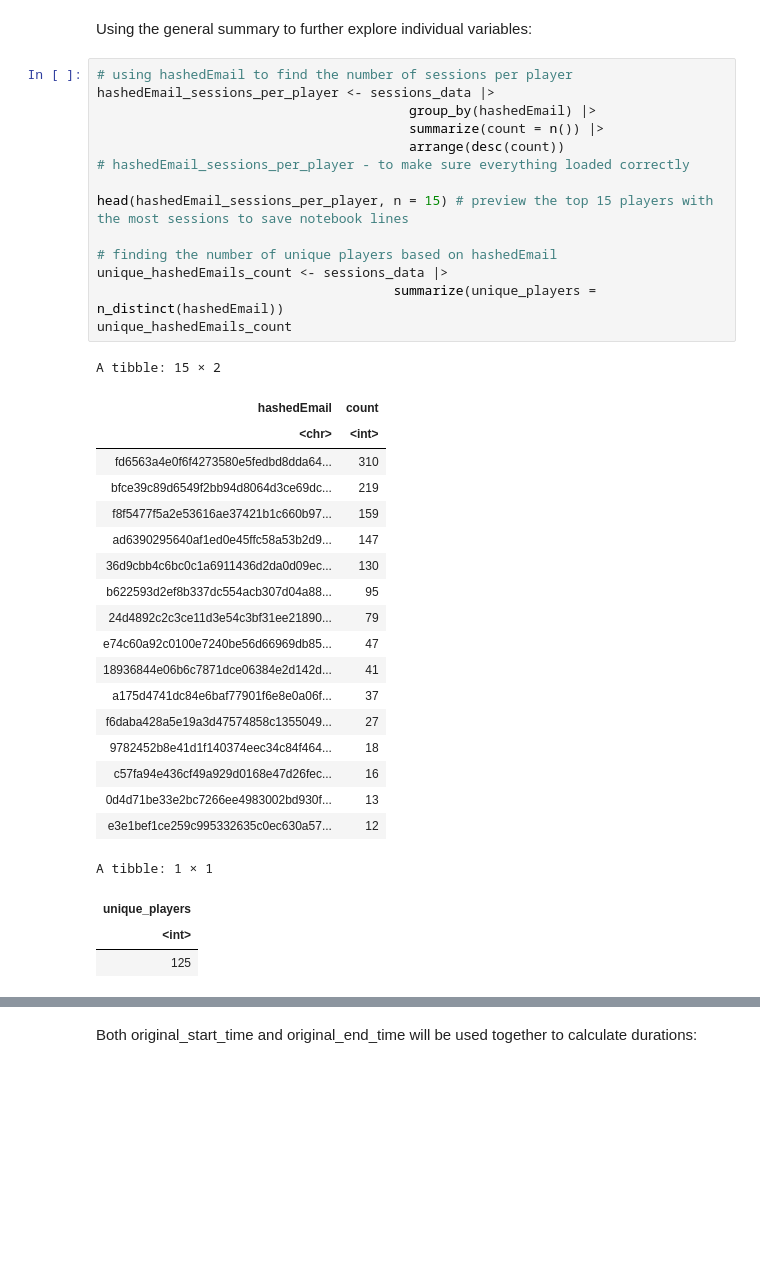
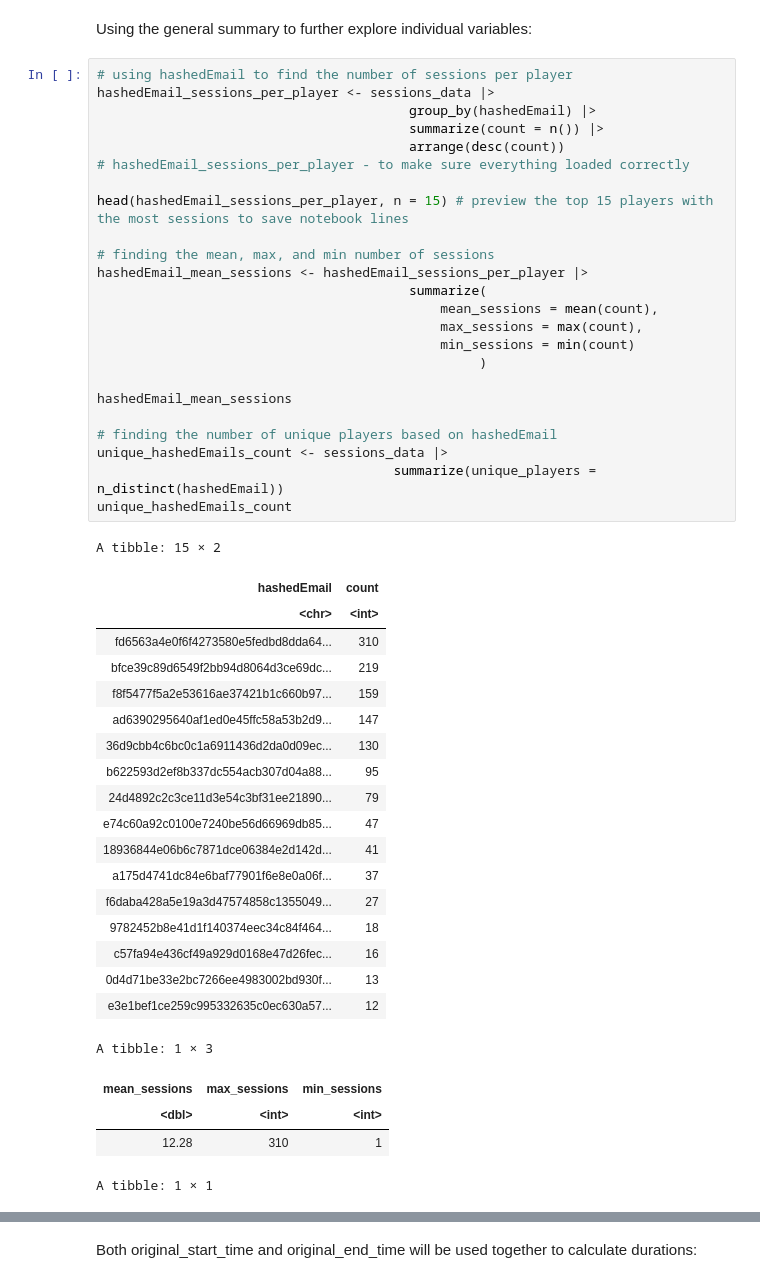
Before and after one commit to angelicaa-p/project_final_report_group, a Jupyter notebook: project_planning_stage_individual.ipynb, the cells around one changed output, grey strips where cells are left out. Saved outputs shown, nothing was run; the diff lists cells and outputs as text; blank space fills up the shorter version.

```diff
--- a/project_planning_stage_individual.ipynb
+++ b/project_planning_stage_individual.ipynb
@@ -323,34 +323,45 @@ hashedEmail_sessions_per_player <- sessions_data |>
                                         group_by(hashedEmail) |>
                                         summarize(count = n()) |>
                                         arrange(desc(count))
 # hashedEmail_sessions_per_player - to make sure everything loaded correctly
 
 head(hashedEmail_sessions_per_player, n = 15) # preview the top 15 players with the most sessions to save notebook lines
 
+# finding the mean, max, and min number of sessions
+hashedEmail_mean_sessions <- hashedEmail_sessions_per_player |>
+                                        summarize(
+                                            mean_sessions = mean(count),
+                                            max_sessions = max(count),
+                                            min_sessions = min(count)
+                                                 )
+
+hashedEmail_mean_sessions
+
 # finding the number of unique players based on hashedEmail
 unique_hashedEmails_count <- sessions_data |>
                                       summarize(unique_players = n_distinct(hashedEmail))
 unique_hashedEmails_count
 # %% [output]
 A tibble: 15 × 2
 | hashedEmail | count |
 | <chr> | <int> |
 | fd6563a4e0f6f4273580e5fedbd8dda64... | 310 |
 | bfce39c89d6549f2bb94d8064d3ce69dc... | 219 |
 | f8f5477f5a2e53616ae37421b1c660b97... | 159 |
 | ad6390295640af1ed0e45ffc58a53b2d9... | 147 |
 | 36d9cbb4c6bc0c1a6911436d2da0d09ec... | 130 |
 | b622593d2ef8b337dc554acb307d04a88... | 95 |
 | 24d4892c2c3ce11d3e54c3bf31ee21890... | 79 |
 | e74c60a92c0100e7240be56d66969db85... | 47 |
 | 18936844e06b6c7871dce06384e2d142d... | 41 |
 | a175d4741dc84e6baf77901f6e8e0a06f... | 37 |
 | f6daba428a5e19a3d47574858c1355049... | 27 |
 | 9782452b8e41d1f140374eec34c84f464... | 18 |
 | c57fa94e436cf49a929d0168e47d26fec... | 16 |
 | 0d4d71be33e2bc7266ee4983002bd930f... | 13 |
 | e3e1bef1ce259c995332635c0ec630a57... | 12 |
-A tibble: 1 × 1
+A tibble: 1 × 3
-| unique_players |
-| <int> |
-| 125 |
+| mean_sessions | max_sessions | min_sessions |
+| <dbl> | <int> | <int> |
+| 12.28 | 310 | 1 |
+A tibble: 1 × 1
```
Also changed, not shown: parts of 3 cells of this notebook.
